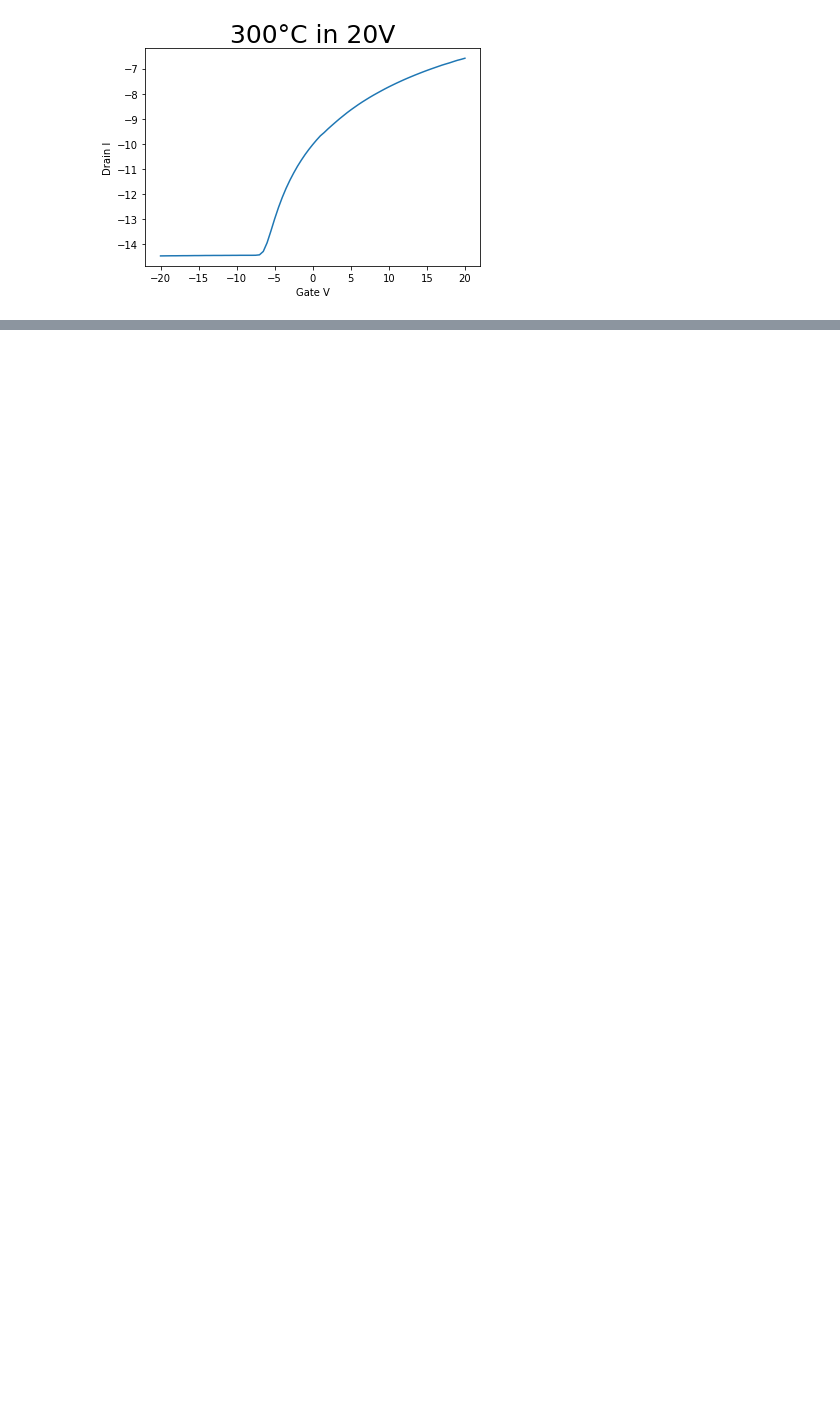
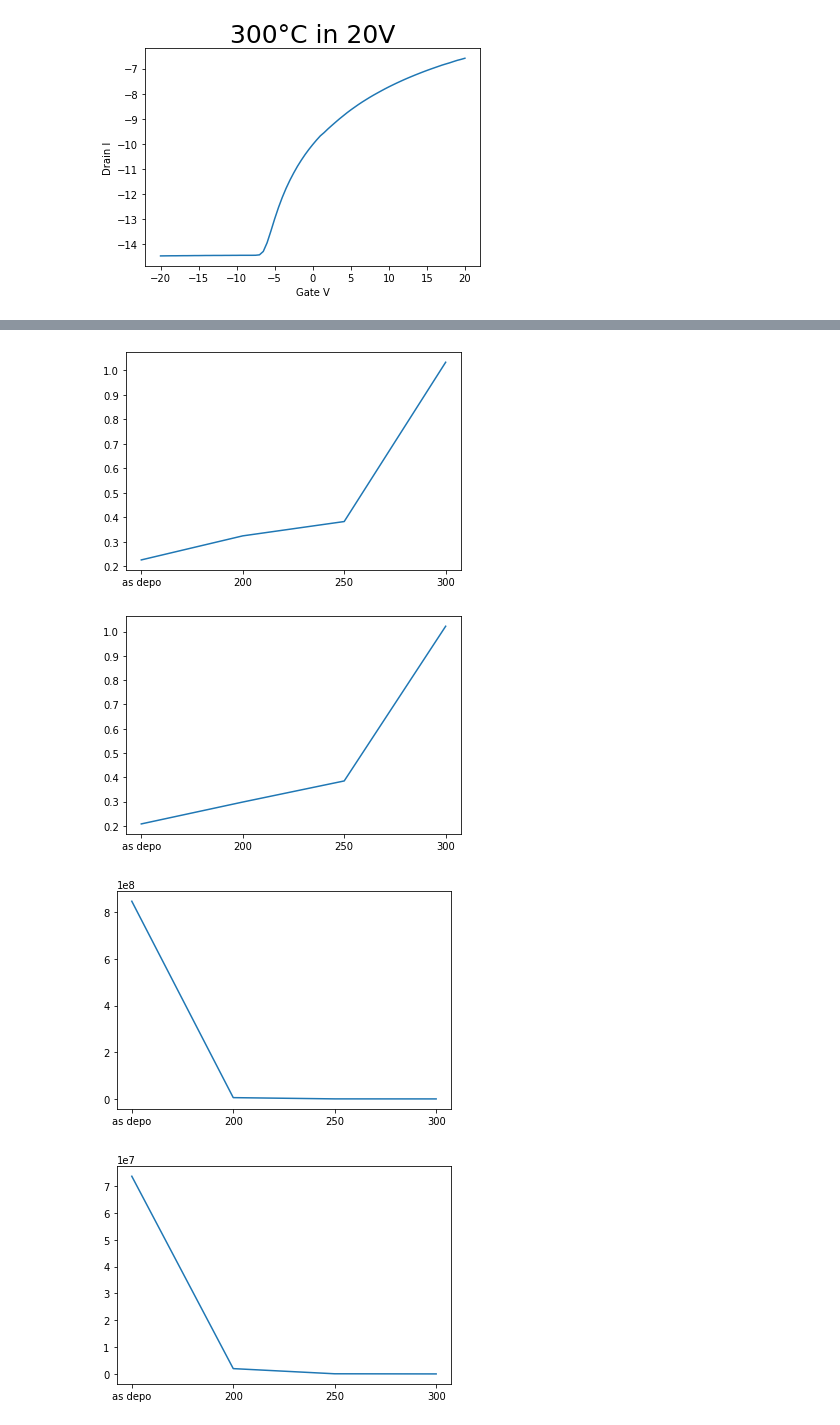
Before and after one commit to junsusong98/TFT_IV_Parameters, a Jupyter notebook: ITZO_TFT.ipynb, the cells around one changed output, grey strips where cells are left out. Drawn from its saved outputs; the diff is of its cells as text; code cells hidden in the pictures; blank space fills up the shorter version.

```diff
--- a/ITZO_TFT.ipynb
+++ b/ITZO_TFT.ipynb
@@ -340,7 +345,7 @@ x = pd.read_csv(read)
 gateV = pd.DataFrame(x, columns=['Gate Vg (V)'])
 drainI = pd.DataFrame(x, columns=['Drain Id (A)'])
 k=np.array(drainI)
-print(max(k)/min(k))
+o_300=max(k)/min(k)
 plt.title("300°C",fontsize=25)
 plt.xlabel("Gate V")
 plt.ylabel("Drain I")
@@ -356,5 +361,9 @@ plt.plot(t,u)
 plt.show()
 th=-y[z.index(max(z))]/max(z)+t[z.index(max(z))]
 print(th)
-print(max(z)**-1)
+l=np.log(y)
+q=[]
+for i in range(len(y)-1):
+  q.append(2*(l[i]-l[i-1]))
+c_300=(max(q))**-1 ## s.s
 # %% [output]
@@ -382,7 +389,7 @@ x = pd.read_csv(read)
 gateV = pd.DataFrame(x, columns=['Gate Vg (V)'])
 drainI = pd.DataFrame(x, columns=['Drain Id (A)'])
 k=np.array(drainI)
-print(max(k)/min(k))
+o_300_2=max(k)/min(k)
 plt.title("300°C",fontsize=25)
 plt.xlabel("Gate V")
 plt.ylabel("Drain I")
@@ -398,5 +405,9 @@ plt.plot(t,u)
 plt.show()
 th=-y[z.index(max(z))]/max(z)+t[z.index(max(z))]
 print(th)
-print(max(z)**-1)
+l=np.log(y)
+q=[]
+for i in range(len(y)-1):
+  q.append(2*(l[i]-l[i-1]))
+c_300_2=(max(q))**-1 ## s.s
 # %% [output]
@@ -424,7 +433,7 @@ x = pd.read_csv(read)
 gateV = pd.DataFrame(x, columns=['Gate Vg (V)'])
 drainI = pd.DataFrame(x, columns=['Drain Id (A)'])
 k=np.array(drainI)
-print(max(k)/min(k))
+o_300_20=max(k)/min(k)
 plt.title("300°C in 20V",fontsize=25)
 plt.xlabel("Gate V")
 plt.ylabel("Drain I")
@@ -440,5 +449,9 @@ plt.plot(t,u)
 plt.show()
 th=-y[z.index(max(z))]/max(z)+t[z.index(max(z))]
 print(th)
-print(max(z)**-1)
+l=np.log(y)
+q=[]
+for i in range(len(y)-1):
+  q.append(2*(l[i]-l[i-1]))
+c_300_20=(max(q))**-1 ## s.s
 # %% [output]
@@ -448,0 +460,26 @@ print(max(z)**-1)
+# %%
+x=['as depo','200','250','300']
+y=[c_depo,c_200,c_250,c_300]
+plt.plot(x,y)
+plt.show()
+
+x=['as depo','200','250','300']
+y=[c_depo_20,c_200_20,c_250_20,c_300_20]
+plt.plot(x,y)
+plt.show()
+
+x=['as depo','200','250','300']
+y=[o_depo,o_200,o_250,o_300]
+plt.plot(x,y)
+plt.show()
+
+
+x=['as depo','200','250','300']
+y=[o_depo_20,o_200_20,o_250_20,o_300_20]
+plt.plot(x,y)
+plt.show()
+# %% [output]
+[figure, added]
+[figure, added]
+[figure, added]
+[figure, added]
```
Also changed, not shown: parts of 11 cells of this notebook.
